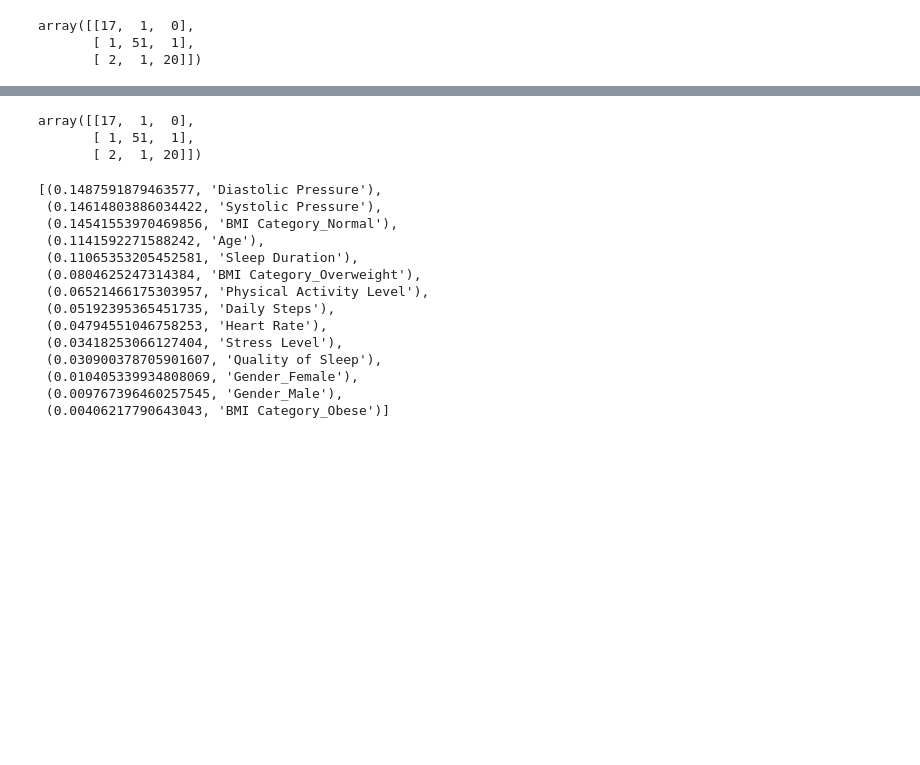
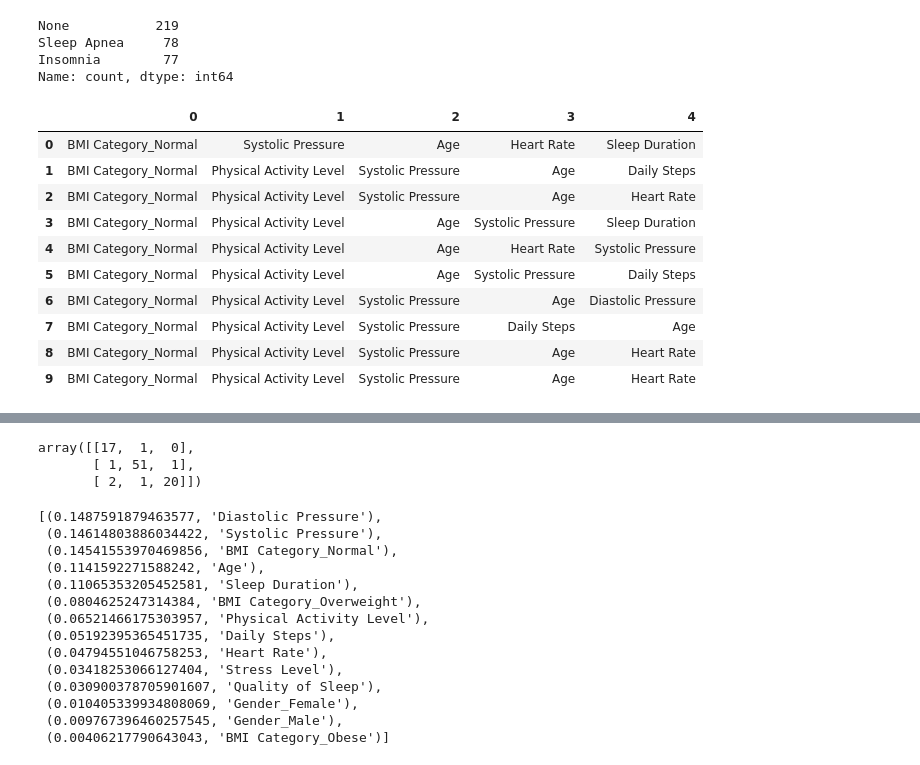
Before and after one commit to rpearce1/sleep-disorder-ml, a Jupyter notebook: supervised_learning.ipynb, the cells around one changed output, grey strips where cells are left out. Drawn from its saved outputs; the diff is of its cells as text; code cells hidden in the pictures; blank space fills up the shorter version.

```diff
--- a/supervised_learning.ipynb
+++ b/supervised_learning.ipynb
@@ -389,8 +16,0 @@ array([[105,   9,   9],
-# %%
-# Making predictions using the testing data
-predictions = model.predict(X_test_final)
-confusion_matrix(y_test_final, predictions)
-# %% [output]
-array([[17,  1,  0],
-       [ 1, 51,  1],
-       [ 2,  1, 20]])
@@ -396,0 +30,7 @@ array([[17,  1,  0],
+# %%
+pd.DataFrame(y).value_counts()
+# %% [output]
+None           219
+Sleep Apnea     78
+Insomnia        77
+Name: count, dtype: int64
@@ -396,0 +145,16 @@ array([[17,  1,  0],
+# %%
+# feature importance for all models
+#1,2,6,8,9 are approximately the same
+pd.DataFrame(feature_importances)
+# %% [output]
+|  | 0 | 1 | 2 | 3 | 4 |
+| 0 | BMI Category_Normal | Systolic Pressure | Age | Heart Rate | Sleep Duration |
+| 1 | BMI Category_Normal | Physical Activity Level | Systolic Pressure | Age | Daily Steps |
+| 2 | BMI Category_Normal | Physical Activity Level | Systolic Pressure | Age | Heart Rate |
+| 3 | BMI Category_Normal | Physical Activity Level | Age | Systolic Pressure | Sleep Duration |
+| 4 | BMI Category_Normal | Physical Activity Level | Age | Heart Rate | Systolic Pressure |
+| 5 | BMI Category_Normal | Physical Activity Level | Age | Systolic Pressure | Daily Steps |
+| 6 | BMI Category_Normal | Physical Activity Level | Systolic Pressure | Age | Diastolic Pressure |
+| 7 | BMI Category_Normal | Physical Activity Level | Systolic Pressure | Daily Steps | Age |
+| 8 | BMI Category_Normal | Physical Activity Level | Systolic Pressure | Age | Heart Rate |
+| 9 | BMI Category_Normal | Physical Activity Level | Systolic Pressure | Age | Heart Rate |
```
Also changed, not shown: parts of 60 cells of this notebook, 17 other files.
